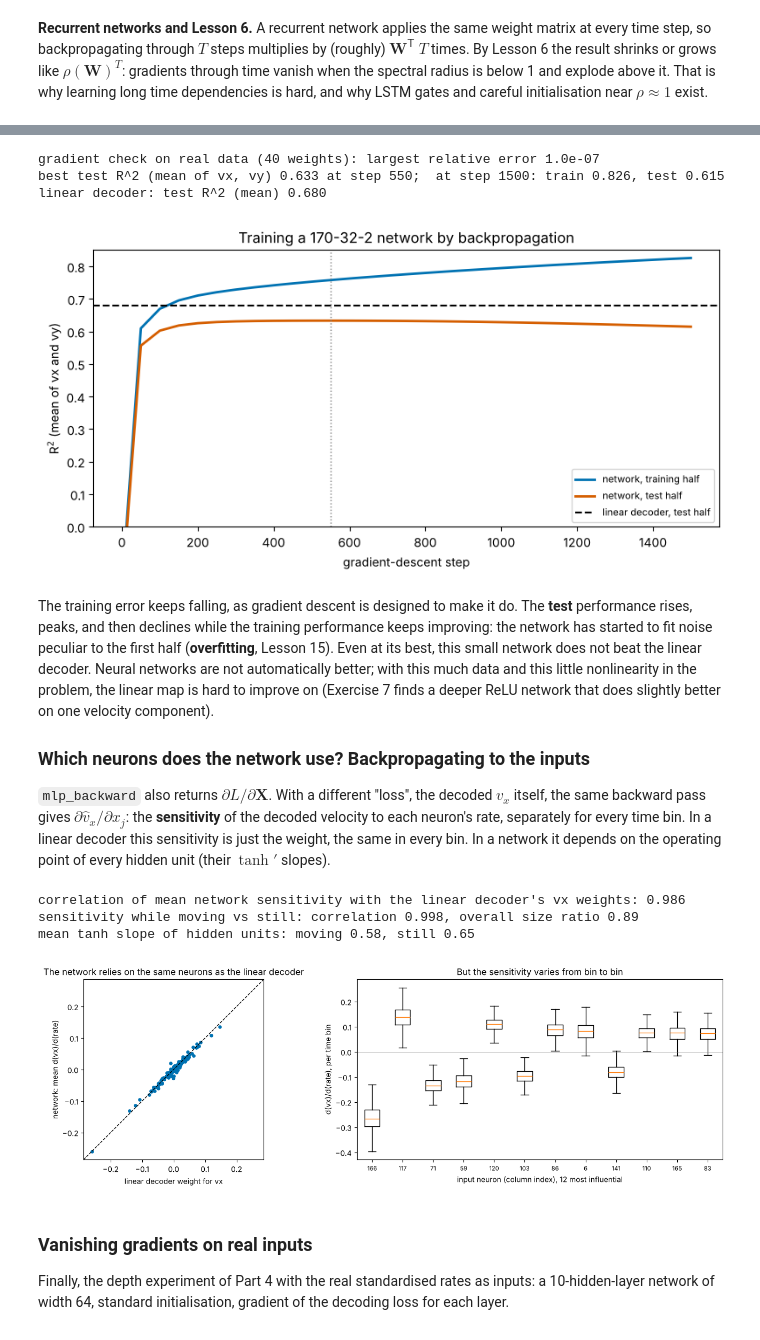
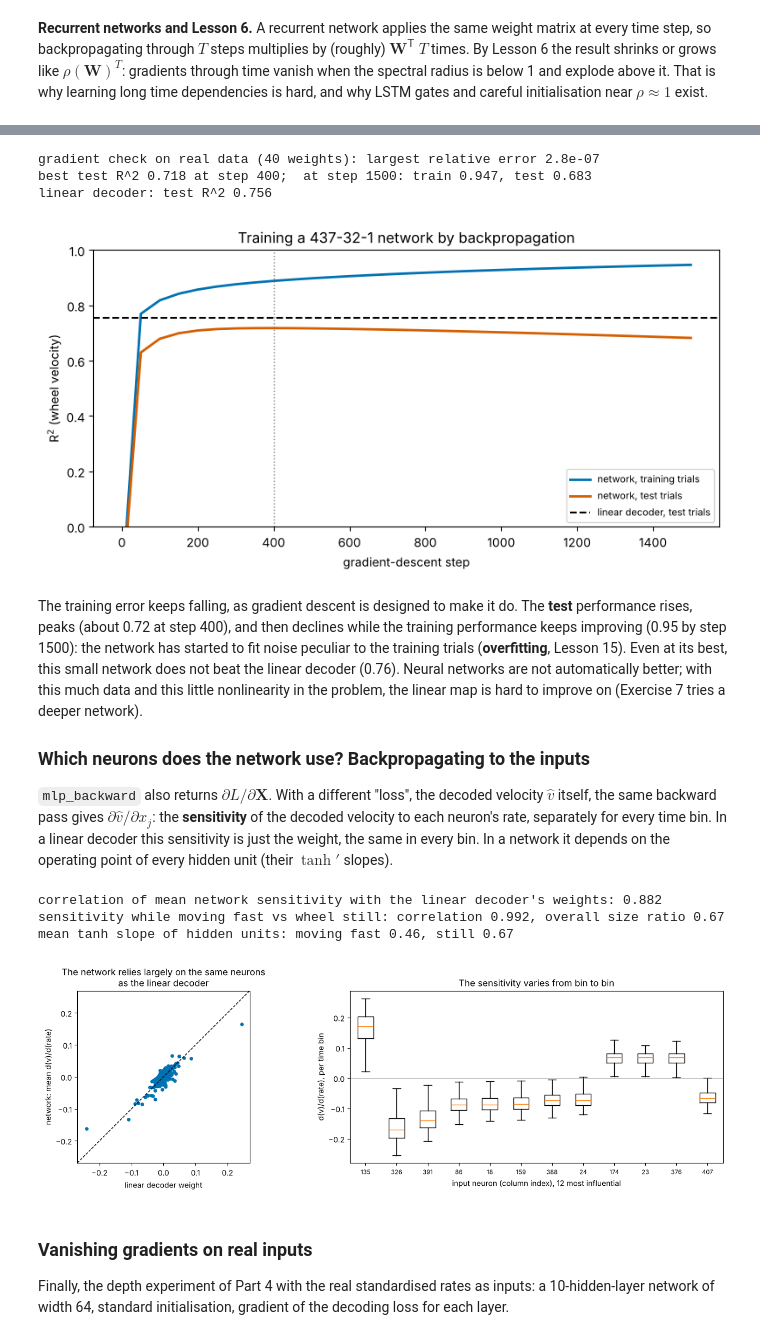
Before and after one commit to peter-adepoju/math-neuro-ml, a Jupyter notebook: week3/lesson10/Lesson10_Teaching_Notebook.ipynb, the cells around one changed output, grey strips where cells are left out. Saved outputs shown, nothing was run; the diff lists cells and outputs as text; code cells hidden in the pictures.

```diff
--- a/week3/lesson10/Lesson10_Teaching_Notebook.ipynb
+++ b/week3/lesson10/Lesson10_Teaching_Notebook.ipynb
@@ -567,7 +576,7 @@ acts_net = ['tanh', 'linear']
 rng_net = np.random.default_rng(0)
 n_in, n_hid = X.shape[1], 32
 params_net = [(rng_net.normal(0, 1 / np.sqrt(n_in), (n_hid, n_in)), np.zeros(n_hid)),     # Xavier-style initialisation
-              (rng_net.normal(0, 1 / np.sqrt(n_hid), (2, n_hid)), np.zeros(2))]
+              (rng_net.normal(0, 1 / np.sqrt(n_hid), (1, n_hid)), np.zeros(1))]
 
 # Gradient check on 300 real time bins, for 40 randomly chosen weights.
 Xb, Yb = Xtr[:300], Ytr[:300]
@@ -594,68 +603,68 @@ for step in range(n_steps + 1):
     params_net = [(W - eta * gW, b - eta * gb) for (W, b), (gW, gb) in zip(params_net, grads)]
 history = np.array(history)
 best = history[np.argmax(history[:, 2])]
-print(f"best test R^2 (mean of vx, vy) {best[2]:.3f} at step {int(best[0])};  at step {n_steps}: train {history[-1, 1]:.3f}, test {history[-1, 2]:.3f}")
-print(f"linear decoder: test R^2 (mean) {r2_lin.mean():.3f}")
+print(f"best test R^2 {best[2]:.3f} at step {int(best[0])};  at step {n_steps}: train {history[-1, 1]:.3f}, test {history[-1, 2]:.3f}")
+print(f"linear decoder: test R^2 {r2_lin[0]:.3f}")
 # %% [output]
-gradient check on real data (40 weights): largest relative error 1.0e-07
-best test R^2 (mean of vx, vy) 0.633 at step 550;  at step 1500: train 0.826, test 0.615
-linear decoder: test R^2 (mean) 0.680
+gradient check on real data (40 weights): largest relative error 2.8e-07
+best test R^2 0.718 at step 400;  at step 1500: train 0.947, test 0.683
+linear decoder: test R^2 0.756
 # %%
 fig, ax = plt.subplots(figsize=(8, 4.2))
-ax.plot(history[:, 0], history[:, 1], color=PALETTE[0], lw=2, label='network, training half')
-ax.plot(history[:, 0], history[:, 2], color=PALETTE[1], lw=2, label='network, test half')
-ax.axhline(r2_lin.mean(), color='black', ls='--', label='linear decoder, test half')
+ax.plot(history[:, 0], history[:, 1], color=PALETTE[0], lw=2, label='network, training trials')
+ax.plot(history[:, 0], history[:, 2], color=PALETTE[1], lw=2, label='network, test trials')
+ax.axhline(r2_lin[0], color='black', ls='--', label='linear decoder, test trials')
 ax.axvline(best[0], color='grey', ls=':', lw=1)
-ax.set_ylim(0, 0.85); ax.set_xlabel('gradient-descent step'); ax.set_ylabel('R$^2$ (mean of vx and vy)')
-ax.set_title('Training a 170-32-2 network by backpropagation'); ax.legend(fontsize=8)
+ax.set_ylim(0, 1); ax.set_xlabel('gradient-descent step'); ax.set_ylabel('R$^2$ (wheel velocity)')
+ax.set_title(f'Training a {n_in}-32-1 network by backpropagation'); ax.legend(fontsize=8)
 plt.tight_layout(); plt.show()
 # %% [output]
-[figure, old version]
+[figure, new version]
 # %% [markdown]
-The training error keeps falling, as gradient descent is designed to make it do. The **test** performance rises, peaks, and then declines while the training performance keeps improving: the network has started to fit noise peculiar to the first half (**overfitting**, Lesson 15). Even at its best, this small network does not beat the linear decoder. Neural networks are not automatically better; with this much data and this little nonlinearity in the problem, the linear map is hard to improve on (Exercise 7 finds a deeper ReLU network that does slightly better on one velocity component).
+The training error keeps falling, as gradient descent is designed to make it do. The **test** performance rises, peaks (about 0.72 at step 400), and then declines while the training performance keeps improving (0.95 by step 1500): the network has started to fit noise peculiar to the training trials (**overfitting**, Lesson 15). Even at its best, this small network does not beat the linear decoder (0.76). Neural networks are not automatically better; with this much data and this little nonlinearity in the problem, the linear map is hard to improve on (Exercise 7 tries a deeper network).
 
 ### Which neurons does the network use? Backpropagating to the inputs
 
-`mlp_backward` also returns $\partial L/\partial\mathbf{X}$. With a different "loss", the decoded $v_x$ itself, the same backward pass gives $\partial \hat v_x/\partial x_j$: the **sensitivity** of the decoded velocity to each neuron's rate, separately for every time bin. In a linear decoder this sensitivity is just the weight, the same in every bin. In a network it depends on the operating point of every hidden unit (their $\tanh'$ slopes).
+`mlp_backward` also returns $\partial L/\partial\mathbf{X}$. With a different "loss", the decoded velocity $\hat v$ itself, the same backward pass gives $\partial \hat v/\partial x_j$: the **sensitivity** of the decoded velocity to each neuron's rate, separately for every time bin. In a linear decoder this sensitivity is just the weight, the same in every bin. In a network it depends on the operating point of every hidden unit (their $\tanh'$ slopes).
 # %%
-# Retrain to the best step (early stopping), then compute input sensitivities on the test half.
+# Retrain to the best step (early stopping), then compute input sensitivities on the test trials.
 rng_net = np.random.default_rng(0)
 params_best = [(rng_net.normal(0, 1 / np.sqrt(n_in), (n_hid, n_in)), np.zeros(n_hid)),
-               (rng_net.normal(0, 1 / np.sqrt(n_hid), (2, n_hid)), np.zeros(2))]
+               (rng_net.normal(0, 1 / np.sqrt(n_hid), (1, n_hid)), np.zeros(1))]
 for step in range(int(best[0])):
     grads, _ = mlp_backward(params_best, mlp_forward(params_best, Xtr, acts_net), Ytr, acts_net)
     params_best = [(W - eta * gW, b - eta * gb) for (W, b), (gW, gb) in zip(params_best, grads)]
 
 cache = mlp_forward(params_best, Xte, acts_net)
-# "Loss" = sum over test bins of the decoded vx: its backward pass gives d(vx_hat)/dx for every bin.
-dA = np.zeros_like(cache[-1][1]); dA[:, 0] = 1.0
+# "Loss" = sum over test bins of the decoded velocity: its backward pass gives d(v_hat)/dx for every bin.
+dA = np.ones_like(cache[-1][1])
 delta1 = (dA @ params_best[1][0]) * (1 - cache[1][1]**2)             # through the output weights and the tanh slopes
-sens = delta1 @ params_best[0][0]                                    # shape (n_test, 170): d(vx_hat)/d(neuron j) in each bin
+sens = delta1 @ params_best[0][0]                                    # shape (n_test, 437): d(v_hat)/d(neuron j) in each bin
 mean_sens = sens.mean(axis=0)
-speed_te = np.linalg.norm(Y_raw[~train], axis=1)
-moving, still = speed_te > np.percentile(speed_te, 75), speed_te < np.percentile(speed_te, 25)
-print(f"correlation of mean network sensitivity with the linear decoder's vx weights: {np.corrcoef(mean_sens, B_lin[1:, 0])[0, 1]:.3f}")
-print(f"sensitivity while moving vs still: correlation {np.corrcoef(sens[moving].mean(0), sens[still].mean(0))[0, 1]:.3f}, "
+speed_te = np.abs(Y_raw[~train, 0])
+moving, still = speed_te > np.percentile(speed_te, 75), speed_te == 0
+print(f"correlation of mean network sensitivity with the linear decoder's weights: {np.corrcoef(mean_sens, B_lin[1:, 0])[0, 1]:.3f}")
+print(f"sensitivity while moving fast vs wheel still: correlation {np.corrcoef(sens[moving].mean(0), sens[still].mean(0))[0, 1]:.3f}, "
       f"overall size ratio {np.linalg.norm(sens[moving].mean(0)) / np.linalg.norm(sens[still].mean(0)):.2f}")
-print(f"mean tanh slope of hidden units: moving {(1 - cache[1][1][moving]**2).mean():.2f}, still {(1 - cache[1][1][still]**2).mean():.2f}")
+print(f"mean tanh slope of hidden units: moving fast {(1 - cache[1][1][moving]**2).mean():.2f}, still {(1 - cache[1][1][still]**2).mean():.2f}")
 
 fig, axes = plt.subplots(1, 2, figsize=(14, 4.4))
 axes[0].scatter(B_lin[1:, 0], mean_sens, s=14, color=PALETTE[0])
 lim = 1.1 * np.abs(np.r_[B_lin[1:, 0], mean_sens]).max()
 axes[0].plot([-lim, lim], [-lim, lim], 'k--', lw=1); axes[0].set_xlim(-lim, lim); axes[0].set_ylim(-lim, lim); axes[0].set_aspect('equal')
-axes[0].set_xlabel('linear decoder weight for vx'); axes[0].set_ylabel('network: mean d(vx)/d(rate)')
-axes[0].set_title('The network relies on the same neurons as the linear decoder')
+axes[0].set_xlabel('linear decoder weight'); axes[0].set_ylabel('network: mean d(v)/d(rate)')
+axes[0].set_title('The network relies largely on the same neurons\nas the linear decoder')
 order = np.argsort(-np.abs(mean_sens))[:12]
 axes[1].boxplot([sens[:, j] for j in order], showfliers=False)
 axes[1].set_xticks(np.arange(1, 13)); axes[1].set_xticklabels([str(j) for j in order], fontsize=8)
 axes[1].axhline(0, color='grey', lw=0.5); axes[1].set_xlabel('input neuron (column index), 12 most influential')
-axes[1].set_ylabel('d(vx)/d(rate), per time bin'); axes[1].set_title('But the sensitivity varies from bin to bin')
+axes[1].set_ylabel('d(v)/d(rate), per time bin'); axes[1].set_title('The sensitivity varies from bin to bin')
 plt.tight_layout(); plt.show()
 # %% [output]
-correlation of mean network sensitivity with the linear decoder's vx weights: 0.986
-sensitivity while moving vs still: correlation 0.998, overall size ratio 0.89
-mean tanh slope of hidden units: moving 0.58, still 0.65
+correlation of mean network sensitivity with the linear decoder's weights: 0.882
+sensitivity while moving fast vs wheel still: correlation 0.992, overall size ratio 0.67
+mean tanh slope of hidden units: moving fast 0.46, still 0.67
-[figure, old version]
+[figure, new version]
 # %% [markdown]
 ### Vanishing gradients on real inputs
 
```
Also changed, not shown: parts of 5 cells of this notebook, 1 other file.
